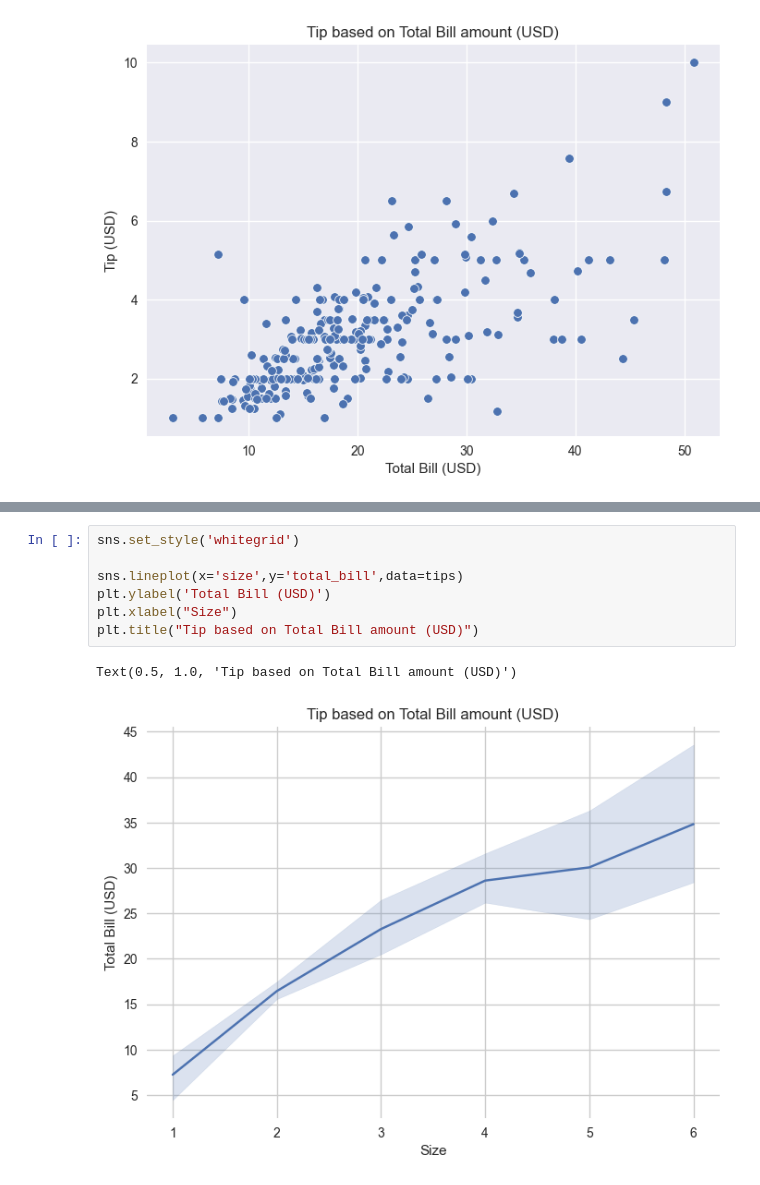
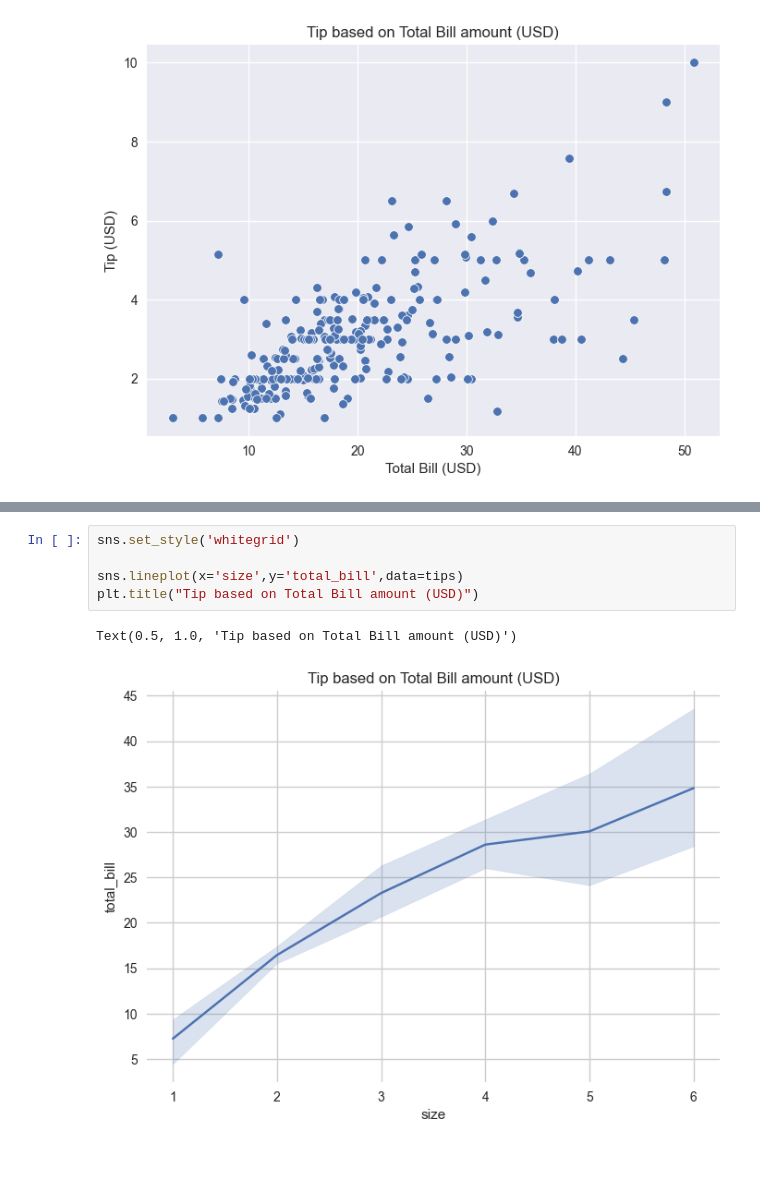
Before and after one commit to Himanshu1104K/SeabornTutorial, a Jupyter notebook: Day1.ipynb, the cells around one changed output, grey strips where cells are left out. Drawn from its saved outputs; the diff is of its cells as text.

```diff
--- a/Day1.ipynb
+++ b/Day1.ipynb
@@ -33,13 +31,11 @@ Text(0.5, 1.0, 'Tip based on Total Bill amount (USD)')
 # %%
 sns.set_style('whitegrid')
 
 sns.lineplot(x='size',y='total_bill',data=tips)
-plt.ylabel('Total Bill (USD)')
-plt.xlabel("Size")
 plt.title("Tip based on Total Bill amount (USD)")
 # %% [output]
 Text(0.5, 1.0, 'Tip based on Total Bill amount (USD)')
-[figure, old version]
+[figure, new version]
 # %%
 plt.style.use('seaborn-v0_8')
 sns.despine()
```
Also changed, not shown: parts of 2 cells of this notebook, 1 other file.
